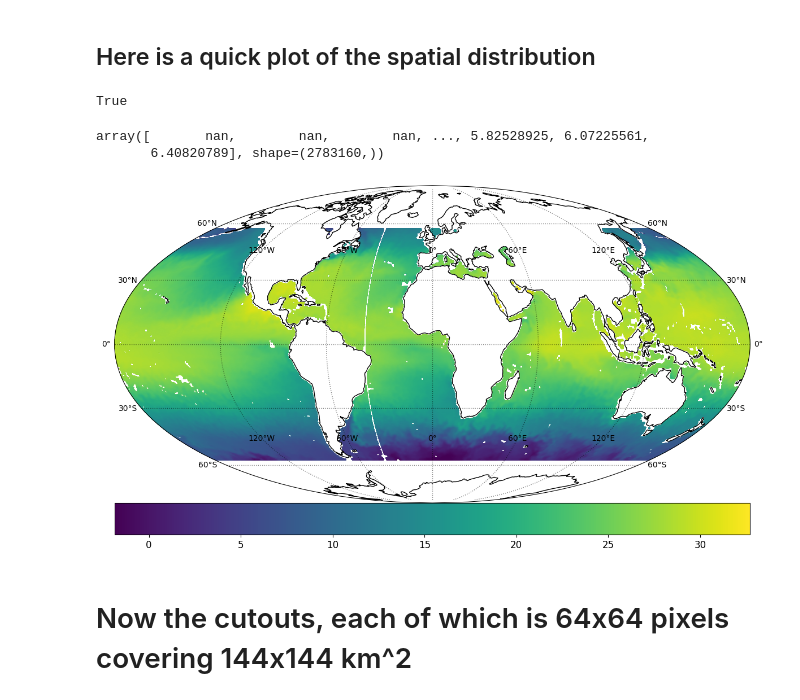
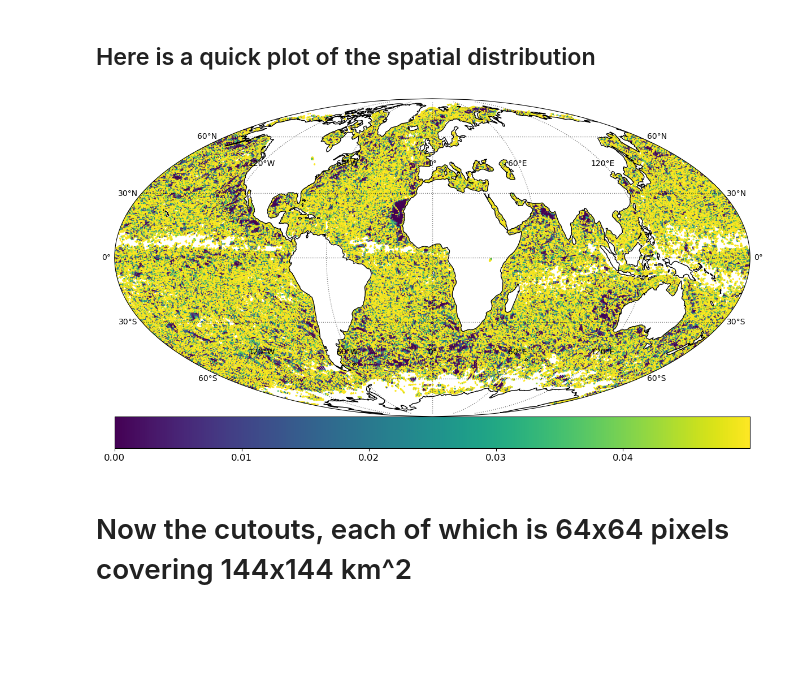
Before and after one commit to Sea-Meets-the-Stars/wrangler, a Jupyter notebook: projects/nasa_ai/VIIRS_SST_data.ipynb, the cells around one changed output. Drawn from its saved outputs; the diff is of its cells as text; code cells hidden in the pictures; blank space fills up the shorter version.

Commit message:
viirs

```diff
--- a/projects/nasa_ai/VIIRS_SST_data.ipynb
+++ b/projects/nasa_ai/VIIRS_SST_data.ipynb
@@ -64,21 +60,12 @@ llc_tbl.head()
 ### Except mean_temperature, which you can infer. :)
 # %% [markdown]
 ## Here is a quick plot of the spatial distribution
-# %%
-hasattr(llc_tbl.mean_temperature, 'mask')
-# %% [output]
-True
-# %%
-llc_tbl.mean_temperature.values
-# %% [output]
-array([       nan,        nan,        nan, ..., 5.82528925, 6.07225561,
-       6.40820789], shape=(2783160,))
 # %%
 reload(globe)
-_  = globe.plot_lons_lats_vals(llc_tbl.lon.values, llc_tbl.lat.values, llc_tbl.mean_temperature.values,
+_  = globe.plot_lons_lats_vals(viirs_tbl.lon.values, viirs_tbl.lat.values, viirs_tbl.clear_fraction.values,
                          show=True)
 # %% [output]
-[figure, old version]
+[figure, new version]
 # %% [markdown]
 # Now the cutouts, each of which is 64x64 pixels covering 144x144 km^2
 # %%
```
Also changed, not shown: parts of 8 cells of this notebook, 1 other file.
